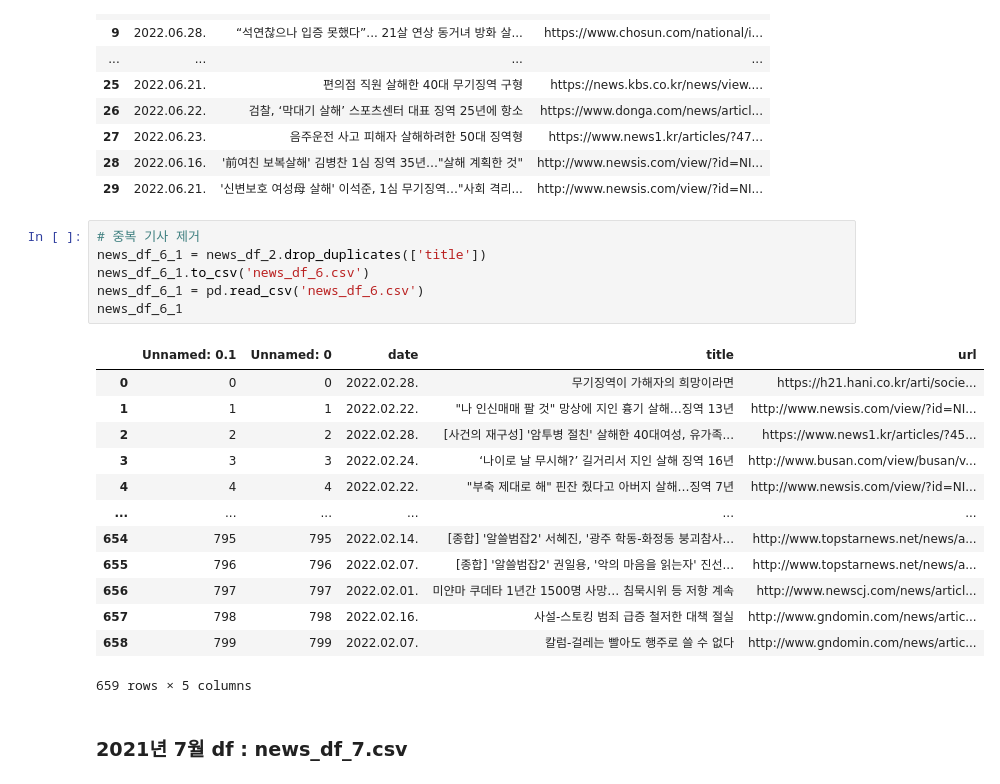
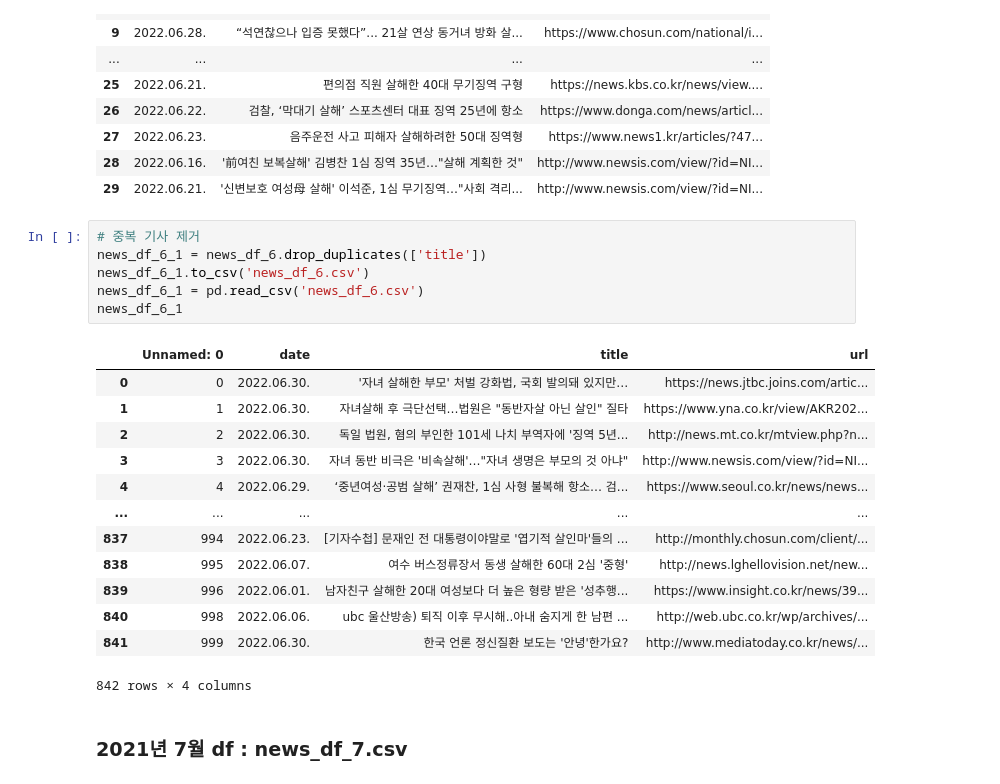
Before and after one commit to henzpp/crawling_project_team1, a Jupyter notebook: 데이터분석_박혜린_3.ipynb, the cells around one changed output. Drawn from its saved outputs; the diff is of its cells as text.

```diff
--- a/데이터분석_박혜린_3.ipynb
+++ b/데이터분석_박혜린_3.ipynb
@@ -716,24 +708,24 @@ news_df_6.head(30)
 | 29 | 2022.06.21. | '신변보호 여성母 살해' 이석준, 1심 무기징역…"사회 격리... | http://www.newsis.com/view/?id=NI... |
 # %%
 # 중복 기사 제거
-news_df_6_1 = news_df_2.drop_duplicates(['title'])
+news_df_6_1 = news_df_6.drop_duplicates(['title'])
 news_df_6_1.to_csv('news_df_6.csv')
 news_df_6_1 = pd.read_csv('news_df_6.csv')
 news_df_6_1
 # %% [output]
-|  | Unnamed: 0.1 | Unnamed: 0 | date | title | url |
-| 0 | 0 | 0 | 2022.02.28. | 무기징역이 가해자의 희망이라면 | https://h21.hani.co.kr/arti/socie... |
-| 1 | 1 | 1 | 2022.02.22. | "나 인신매매 팔 것" 망상에 지인 흉기 살해…징역 13년 | http://www.newsis.com/view/?id=NI... |
-| 2 | 2 | 2 | 2022.02.28. | [사건의 재구성] '암투병 절친' 살해한 40대여성, 유가족... | https://www.news1.kr/articles/?45... |
-| 3 | 3 | 3 | 2022.02.24. | ‘나이로 날 무시해?’ 길거리서 지인 살해 징역 16년 | http://www.busan.com/view/busan/v... |
-| 4 | 4 | 4 | 2022.02.22. | "부축 제대로 해" 핀잔 줬다고 아버지 살해…징역 7년 | http://www.newsis.com/view/?id=NI... |
-| ... | ... | ... | ... | ... | ... |
-| 654 | 795 | 795 | 2022.02.14. | [종합] '알쓸범잡2' 서혜진, '광주 학동-화정동 붕괴참사... | http://www.topstarnews.net/news/a... |
-| 655 | 796 | 796 | 2022.02.07. | [종합] '알쓸범잡2' 권일용, '악의 마음을 읽는자' 진선... | http://www.topstarnews.net/news/a... |
-| 656 | 797 | 797 | 2022.02.01. | 미얀마 쿠데타 1년간 1500명 사망… 침묵시위 등 저항 계속 | http://www.newscj.com/news/articl... |
-| 657 | 798 | 798 | 2022.02.16. | 사설-스토킹 범죄 급증 철저한 대책 절실 | http://www.gndomin.com/news/artic... |
-| 658 | 799 | 799 | 2022.02.07. | 칼럼-걸레는 빨아도 행주로 쓸 수 없다 | http://www.gndomin.com/news/artic... |
+|  | Unnamed: 0 | date | title | url |
+| 0 | 0 | 2022.06.30. | '자녀 살해한 부모' 처벌 강화법, 국회 발의돼 있지만… | https://news.jtbc.joins.com/artic... |
+| 1 | 1 | 2022.06.30. | 자녀살해 후 극단선택…법원은 "동반자살 아닌 살인" 질타 | https://www.yna.co.kr/view/AKR202... |
+| 2 | 2 | 2022.06.30. | 독일 법원, 혐의 부인한 101세 나치 부역자에 '징역 5년... | http://news.mt.co.kr/mtview.php?n... |
+| 3 | 3 | 2022.06.30. | 자녀 동반 비극은 '비속살해'…"자녀 생명은 부모의 것 아냐" | http://www.newsis.com/view/?id=NI... |
+| 4 | 4 | 2022.06.29. | ‘중년여성·공범 살해’ 권재찬, 1심 사형 불복해 항소… 검... | https://www.seoul.co.kr/news/news... |
+| ... | ... | ... | ... | ... |
+| 837 | 994 | 2022.06.23. | [기자수첩] 문재인 전 대통령이야말로 '엽기적 살인마'들의 ... | http://monthly.chosun.com/client/... |
+| 838 | 995 | 2022.06.07. | 여수 버스정류장서 동생 살해한 60대 2심 '중형' | http://news.lghellovision.net/new... |
+| 839 | 996 | 2022.06.01. | 남자친구 살해한 20대 여성보다 더 높은 형량 받은 '성추행... | https://www.insight.co.kr/news/39... |
+| 840 | 998 | 2022.06.06. | ubc 울산방송) 퇴직 이후 무시해..아내 숨지게 한 남편 ... | http://web.ubc.co.kr/wp/archives/... |
+| 841 | 999 | 2022.06.30. | 한국 언론 정신질환 보도는 '안녕'한가요? | http://www.mediatoday.co.kr/news/... |
-659 rows × 5 columns
+842 rows × 4 columns
 # %% [markdown]
 ### 2021년 7월 df : news_df_7.csv
 # %%
```
Also changed, not shown: parts of 13 cells of this notebook, 12 other files.
